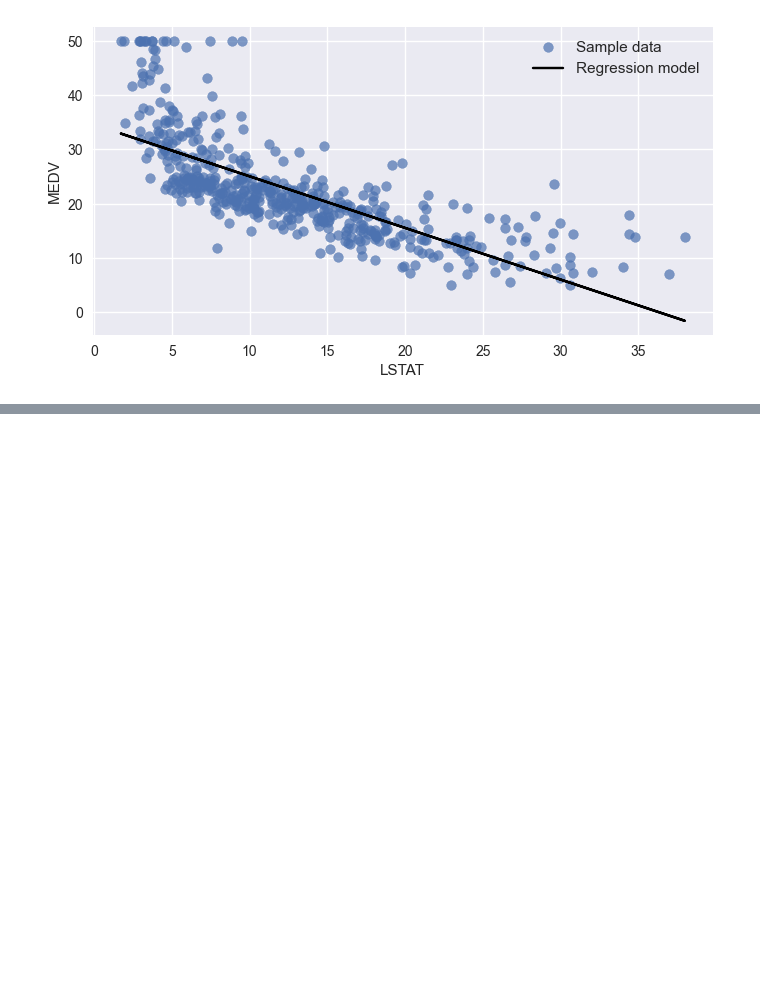
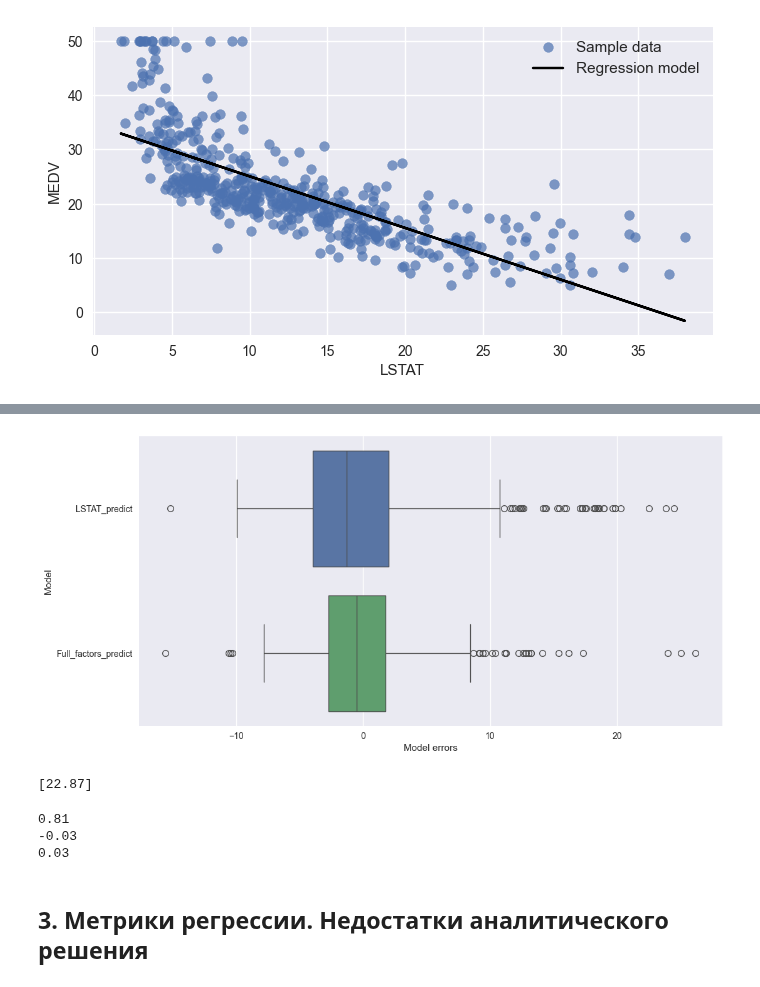
Before and after one commit to Irina-Kondratenko/SkillFactory, a Jupyter notebook: Data Science/Блок 4. Введение в машинное обучение/ML-2. Обучение с учителем - регрессия/Регрессия.ipynb, the cells around one changed output, grey strips where cells are left out. Drawn from its saved outputs; the diff is of its cells as text; code cells hidden in the pictures; blank space fills up the shorter version.

```diff
--- a/Data Science/Блок 4. Введение в машинное обучение/ML-2. Обучение с учителем - регрессия/Регрессия.ipynb
+++ b/Data Science/Блок 4. Введение в машинное обучение/ML-2. Обучение с учителем - регрессия/Регрессия.ipynb
@@ -184,0 +250,60 @@ plot_regression_2d(X, y, y_predict)
+# %%
+#Визуализируем ошибки
+fig, ax = plt.subplots(figsize=(12, 6)) #фигура + координатная плоскость
+#Ошибки модели на одном факторе LSTAT
+y_errors_lstat = y - lr_lstat.predict(boston_data[['LSTAT']])
+#Ошибки модели на всех факторах
+y_errors_full = y - lr_full.predict(boston_data[features])
+#Для удобства визуализации составим DataFrame из ошибок
+errors_df = pd.DataFrame(
+    {'LSTAT_predict': y_errors_lstat,
+     'Full_factors_predict': y_errors_full
+    }
+)
+#Строим boxplot для ошибок
+sns.boxplot(data=errors_df, orient='h', ax=ax)
+ax.set_xlabel('Model errors') #название оси абсцисс
+ax.set_ylabel('Model'); #название оси ординат
+# %% [output]
+[figure, added]
+# %%
+# Задание 2.7
+
+new = pd.DataFrame({'CRIM': [0.35114], 'ZN': [0.0], 'INDUS': [7.38],
+           'CHAS': [0.0], 'NOX': [0.493], 'RM': [6.041],
+           'AGE': [49.9], 'DIS': [4.7211], 'RAD': [5.0],
+           'TAX': [287.0], 'PTRATIO': [19.6], 'B': [396.9],
+           'LSTAT': [7.7]})
+print(np.round(lr_full.predict(new), 2))
+# %% [output]
+[22.87]
+# %%
+# Задание 2.8
+
+def linear_regression(X, y):
+    #Создаем вектор из единиц
+    ones = np.ones(X.shape[0])
+    #Добавляем вектор к таблице первым столбцом
+    X = np.column_stack([ones, X])
+    #Вычисляем обратную матрицу Q
+    Q = np.linalg.inv(X.T @ X)
+    #Вычисляем вектор коэффициентов
+    w = Q @ X.T @ y
+    return w
+
+startups_data = pd.read_csv('data/50_Startups.csv')
+#Разделяем факторы и целевой признак
+X = startups_data[['R&D Spend', 'Administration', 'Marketing Spend']]
+y = startups_data['Profit']
+
+#Вычисляем параметры
+w = linear_regression(X, y)
+print('{:.2f}'.format(w[1]))
+print('{:.2f}'.format(w[2]))
+print('{:.2f}'.format(w[3]))
+# %% [output]
+0.81
+-0.03
+0.03
+# %% [markdown]
+## **3. Метрики регрессии. Недостатки аналитического решения**
```
Also changed, not shown: parts of 8 cells of this notebook, 1 other file.
